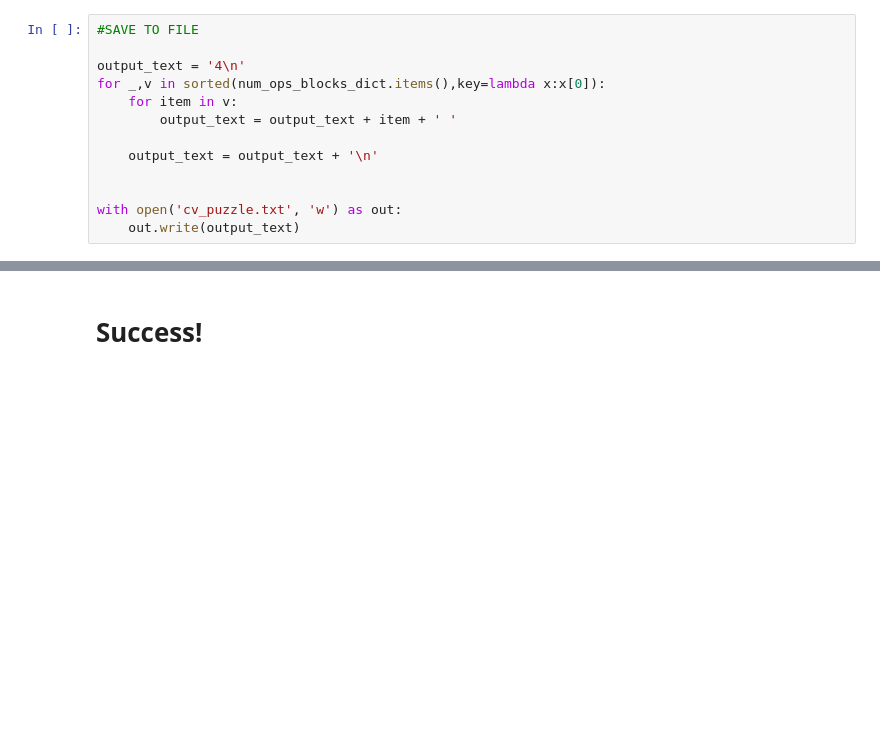
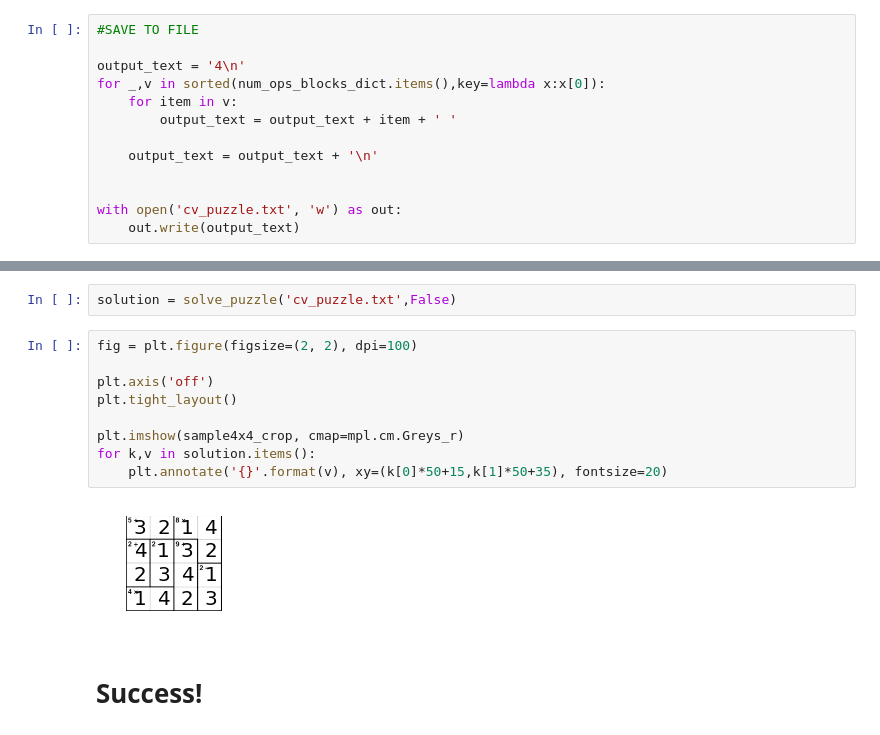
Before and after one commit to kennethjmyers/Metis-Projects, a Jupyter notebook: kojak/kenken_solver/07_solving_kenken_puzzle.ipynb, the cells around one changed output, grey strips where cells are left out. Cells and saved outputs as stored; diff of their text form; blank space fills up the shorter version.

```diff
--- a/kojak/kenken_solver/07_solving_kenken_puzzle.ipynb
+++ b/kojak/kenken_solver/07_solving_kenken_puzzle.ipynb
@@ -844,2 +864,15 @@ solve_puzzle('cv_puzzle.txt')
+# %%
+solution = solve_puzzle('cv_puzzle.txt',False)
+# %%
+fig = plt.figure(figsize=(2, 2), dpi=100)
+
+plt.axis('off')
+plt.tight_layout()
+
+plt.imshow(sample4x4_crop, cmap=mpl.cm.Greys_r)
+for k,v in solution.items():
+    plt.annotate('{}'.format(v), xy=(k[0]*50+15,k[1]*50+35), fontsize=20)
+# %% [output]
+[figure, added]
 # %% [markdown]
 # Success!
```
Also changed, not shown: parts of 10 cells of this notebook.
